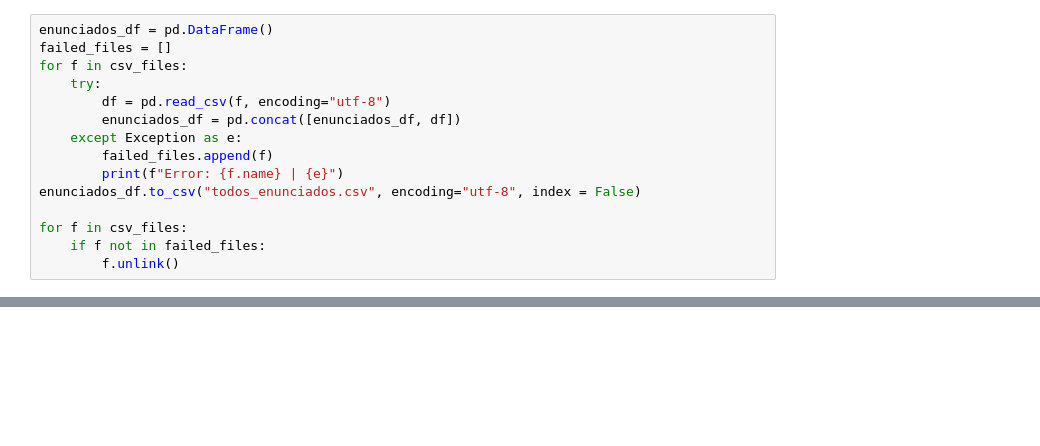
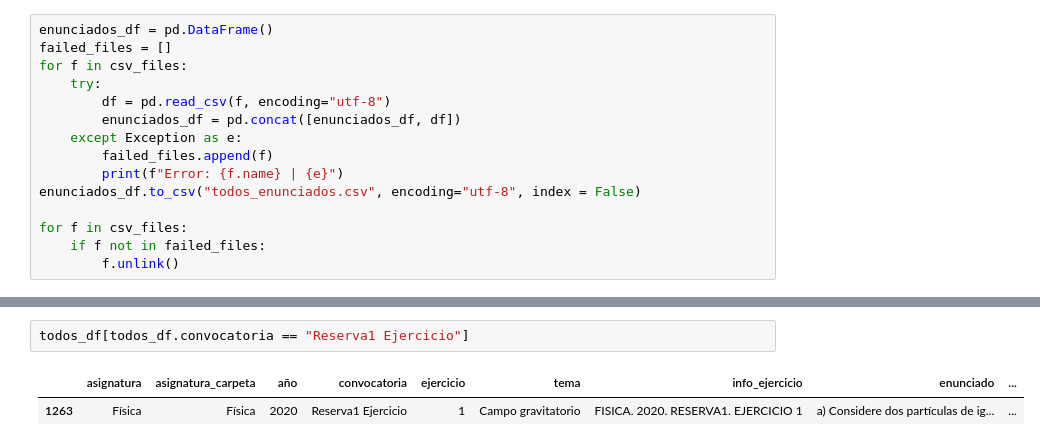
Before and after one commit to chusk2/clasificador_selectividad, a Jupyter notebook: jupyter notebooks/recortes.ipynb, the cells around one changed output, grey strips where cells are left out. Drawn from its saved outputs; the diff is of its cells as text; blank space fills up the shorter version.

```diff
--- a/jupyter notebooks/recortes.ipynb
+++ b/jupyter notebooks/recortes.ipynb
@@ -503,0 +501,5 @@ Name: 315, dtype: object
+# %%
+todos_df[todos_df.convocatoria == "Reserva1 Ejercicio"]
+# %% [output]
+|  | asignatura | asignatura_carpeta | año | convocatoria | ejercicio | tema | info_ejercicio | enunciado | ... |
+| 1263 | Física | Física | 2020 | Reserva1 Ejercicio | 1 | Campo gravitatorio | FISICA. 2020. RESERVA1. EJERCICIO 1 | a) Considere dos partículas de ig... | ... |
```
Also changed, not shown: parts of 12 cells of this notebook, 4 other files.
